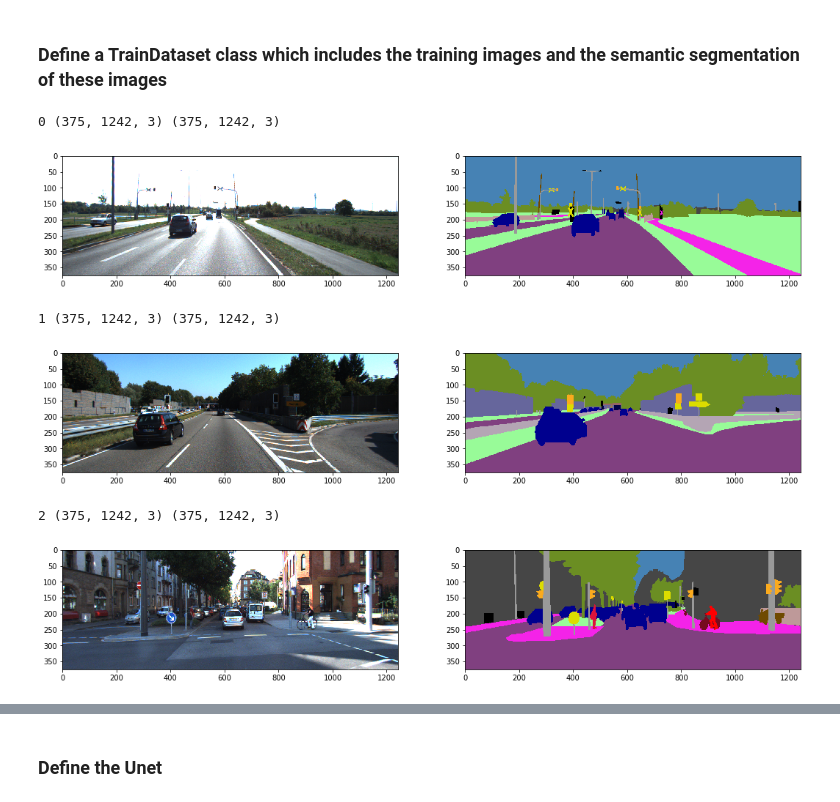
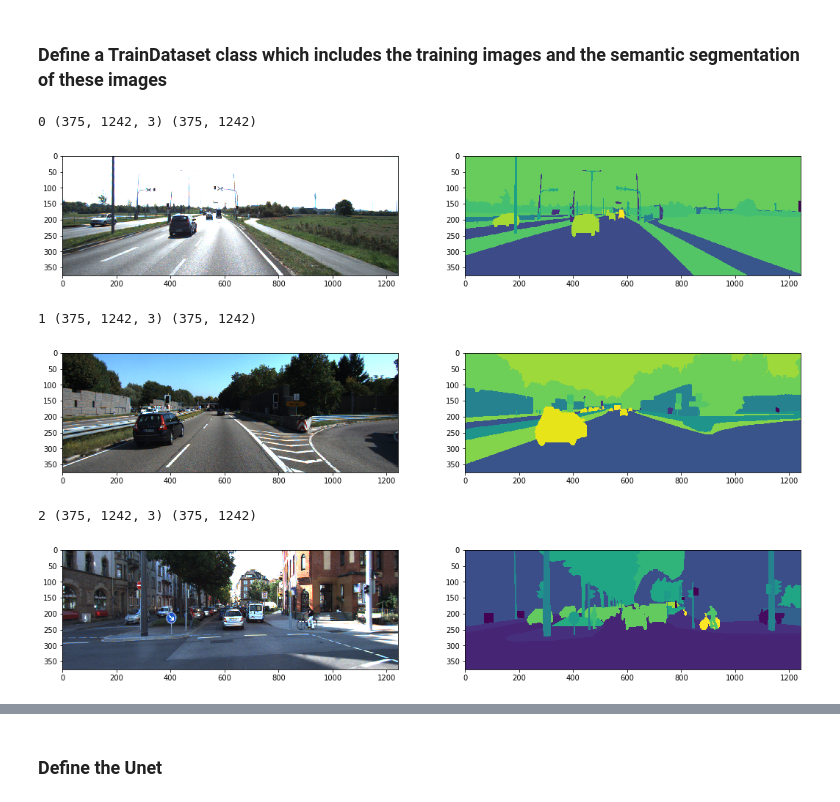
Before and after one commit to xysong1201/MRIImage_segmentation, a Jupyter notebook: Unet.ipynb, the cells around one changed output, grey strips where cells are left out. Cells and saved outputs as stored; diff of their text form; code cells hidden in the pictures.

```diff
--- a/Unet.ipynb
+++ b/Unet.ipynb
@@ -63,8 +69,8 @@ show_semantic(io.imread(os.path.join('/home/xiaoyu/data_semantics/training/image
 # %% [markdown]
 ### Define a TrainDataset class which includes the training images and the semantic segmentation of these images
 # %%
-class TrainDatasetRGB(Dataset):
-    """Training dataset with semantic segmentation on RGB"""
+class TrainDataset(Dataset):
+    """Training dataset with mask image on gray scale/RGB"""
     def __init__(self, train_dir, semantic_dir, transform=None):
         """
         Args:
@@ -90,23 +96,23 @@ class TrainDatasetRGB(Dataset):
             sample = self.transform(sample)
         return sample
 # %%
-train_data = TrainDatasetRGB(train_dir='/home/xiaoyu/data_semantics/training/image_2/',
-                                semantic_dir ='/home/xiaoyu/data_semantics/training/semantic_rgb/')
+train_data = TrainDataset(train_dir='/home/xiaoyu/data_semantics/training/image_2/',
+                                semantic_dir ='/home/xiaoyu/data_semantics/training/semantic/')
 
 for i in range(len(train_data)):
     sample = train_data[i]
     print(i, sample['image'].shape, sample['semantic'].shape)
     show_semantic(sample['image'],sample['semantic'])
 
     if i == 2:
         break
 # %% [output]
-0 (375, 1242, 3) (375, 1242, 3)
+0 (375, 1242, 3) (375, 1242)
-[figure, old version]
+[figure, new version]
-1 (375, 1242, 3) (375, 1242, 3)
+1 (375, 1242, 3) (375, 1242)
-[figure, old version]
+[figure, new version]
-2 (375, 1242, 3) (375, 1242, 3)
+2 (375, 1242, 3) (375, 1242)
-[figure, old version]
+[figure, new version]
 # %%
 class ToTensor(object):
     """Convert ndarrays in sample (both the original image
```
Also changed, not shown: parts of 17 cells of this notebook.
